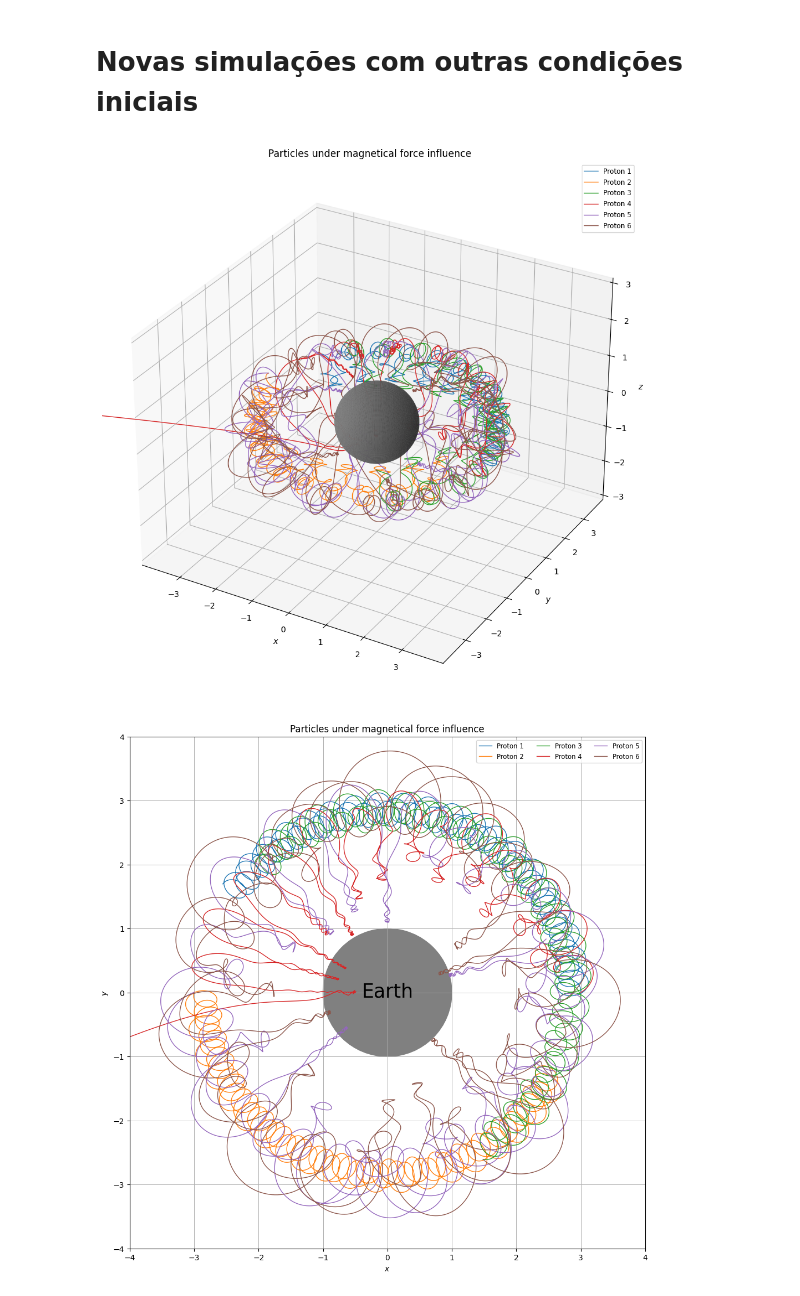
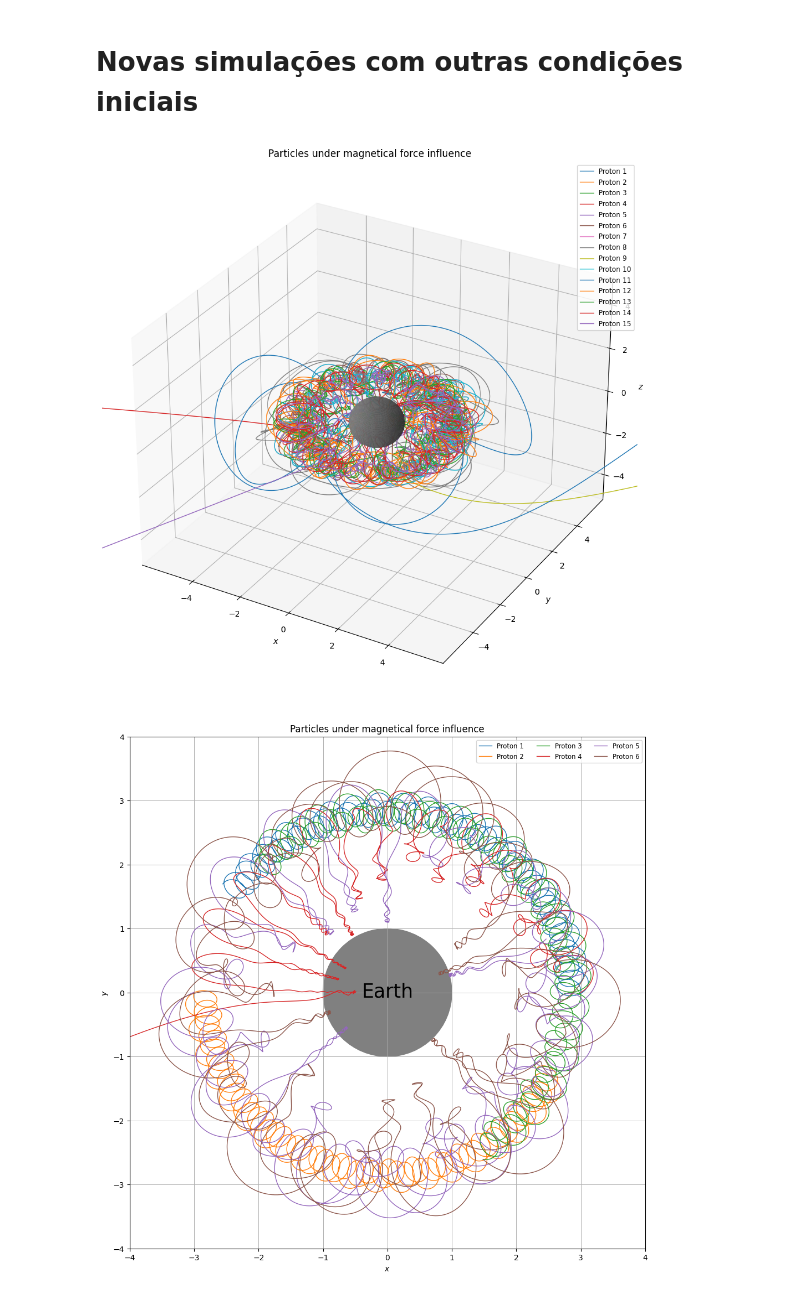
Before and after one commit to Shnrqpdr/Stormer-Problem, a Jupyter notebook: stormer-verlet_method/no_constraint_case/3d_case/notebook.ipynb, the cells around one changed output. Cells and saved outputs as stored; diff of their text form; code cells hidden in the pictures.

```diff
--- a/stormer-verlet_method/no_constraint_case/3d_case/notebook.ipynb
+++ b/stormer-verlet_method/no_constraint_case/3d_case/notebook.ipynb
@@ -94,42 +94,42 @@ plt.show()
 # %% [markdown]
 # Novas simulações com outras condições iniciais
 # %%
-protons = [1, 2, 3, 4, 5, 6]
+protons = [1, 2, 3, 4, 5, 6, 7, 8, 9, 10, 11, 12, 13, 14, 15]
 
 fig = plt.figure(figsize=(12,12))
 
 ax = fig.add_subplot(projection='3d')
 
 # ESFERA
 N=200
 stride=2
 u = np.linspace(0, 2 * np.pi, N)
 v = np.linspace(0, np.pi, N)
 x = np.outer(np.cos(u), np.sin(v))
 y = np.outer(np.sin(u), np.sin(v))
 z = np.outer(np.ones(np.size(u)), np.cos(v))
 ax.plot_surface(x, y, z, linewidth=0.0, cstride=stride, rstride=stride, color='grey')
 
 for proton in protons:
     fileProton = pd.read_csv(f'dadosProton{proton}Animacao.dat', header = 0, sep='\s+')
 
     labelProton = f'Proton {proton}'
 
     ax.plot(fileProton['x'], fileProton['y'], fileProton['z'], '-', label = labelProton, linewidth=1)
 
 #ax.view_init(18, -25)
-ax.set_xlim(-3.90, 3.90)
-ax.set_ylim(-3.90, 3.90)
-ax.set_zlim(-3.00, 3.00)
+ax.set_xlim(-5.90, 5.90)
+ax.set_ylim(-5.90, 5.90)
+ax.set_zlim(-5.00, 5.00)
 ax.set_xlabel('$x$')
 ax.set_ylabel('$y$')
 ax.set_zlabel('$z$')
 plt.title("Particles under magnetical force influence", fontdict=None,)
 plt.legend(loc="upper right",fontsize='small')
-
+plt.savefig('Protons3D-Article-4.pdf')
 plt.show()
 # %% [output]
-[figure, old version]
+[figure, new version]
 # %%
 protons = [1, 2, 3, 4, 5, 6]
 
```
Also changed, not shown: 25 other files.
